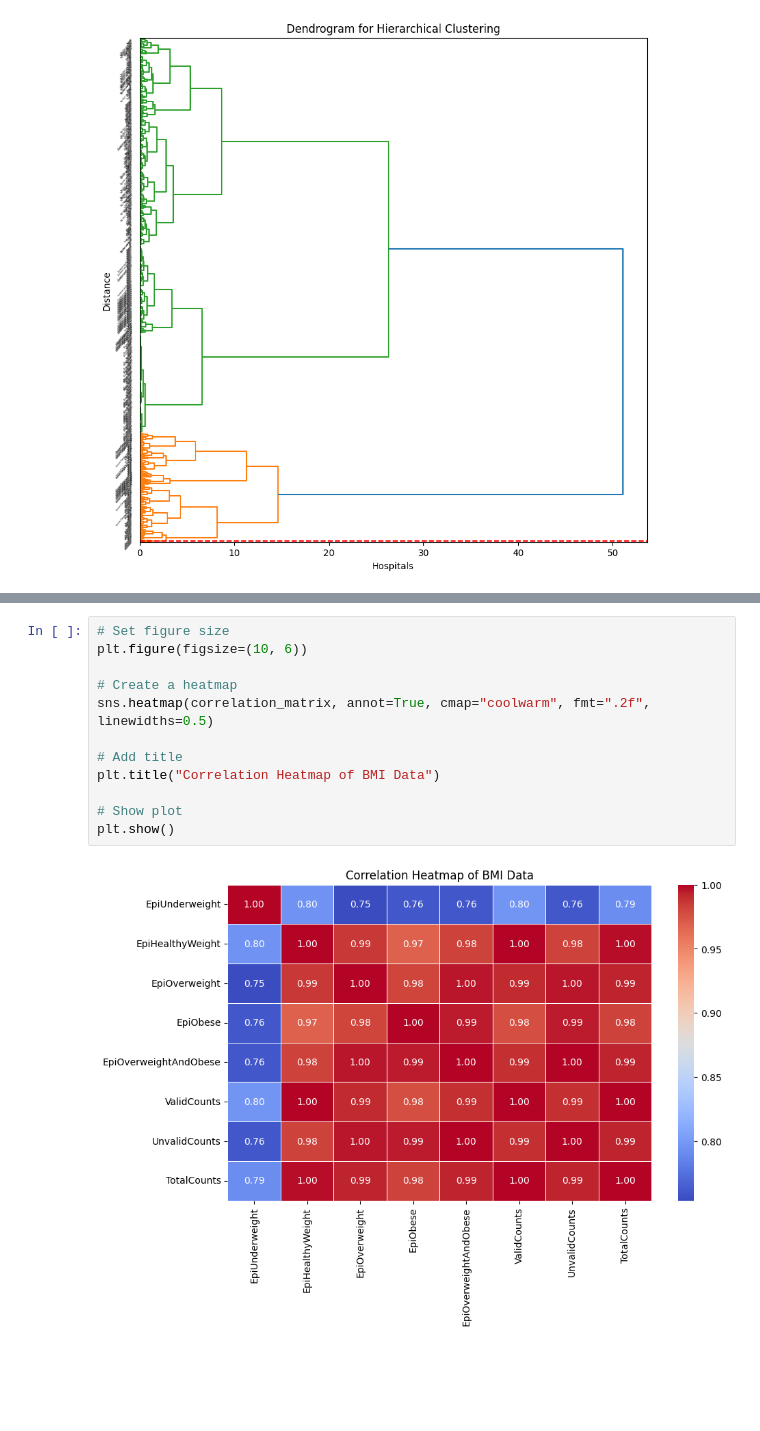
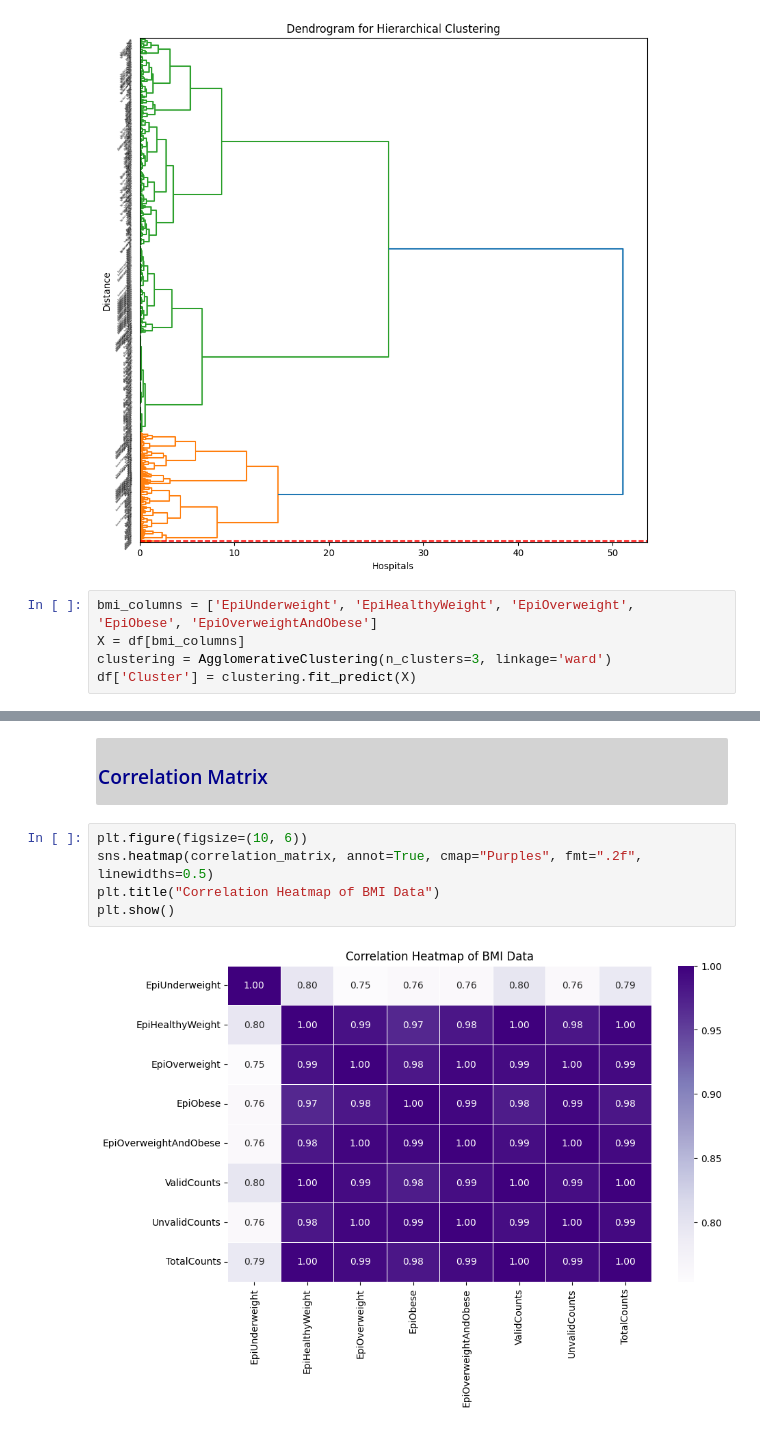
Before and after one commit to DataBells/child_weight_patterns, a Jupyter notebook: bmi_final.ipynb, the cells around one changed output, grey strips where cells are left out. Drawn from its saved outputs; the diff is of its cells as text; blank space fills up the shorter version.

```diff
--- a/bmi_final.ipynb
+++ b/bmi_final.ipynb
@@ -655,3 +629,8 @@ plt.ylabel("Distance")
 plt.show()
 # %% [output]
 [figure]
+# %%
+bmi_columns = ['EpiUnderweight', 'EpiHealthyWeight', 'EpiOverweight', 'EpiObese', 'EpiOverweightAndObese']
+X = df[bmi_columns]
+clustering = AgglomerativeClustering(n_clusters=3, linkage='ward')
+df['Cluster'] = clustering.fit_predict(X)
@@ -735,19 +759,16 @@ EpiOverweightAndObese       1.000000     0.992603
 ValidCounts                 0.989029     0.999647
 UnvalidCounts               1.000000     0.992603
 TotalCounts                 0.992603     1.000000
+# %% [markdown]
+<div style="background-color: LightGray; padding: 2px; border-radius: 2px;">
+    <h3 style="color: darkblue;">Correlation Matrix</h3>
+</div>
 # %%
-# Set figure size
 plt.figure(figsize=(10, 6))
-
-# Create a heatmap
-sns.heatmap(correlation_matrix, annot=True, cmap="coolwarm", fmt=".2f", linewidths=0.5)
-
-# Add title
+sns.heatmap(correlation_matrix, annot=True, cmap="Purples", fmt=".2f", linewidths=0.5)
 plt.title("Correlation Heatmap of BMI Data")
-
-# Show plot
 plt.show()
 # %% [output]
-[figure, old version]
+[figure, new version]
 # %%
 plt.figure(figsize=(8, 6))
```
Also changed, not shown: parts of 47 cells of this notebook.
